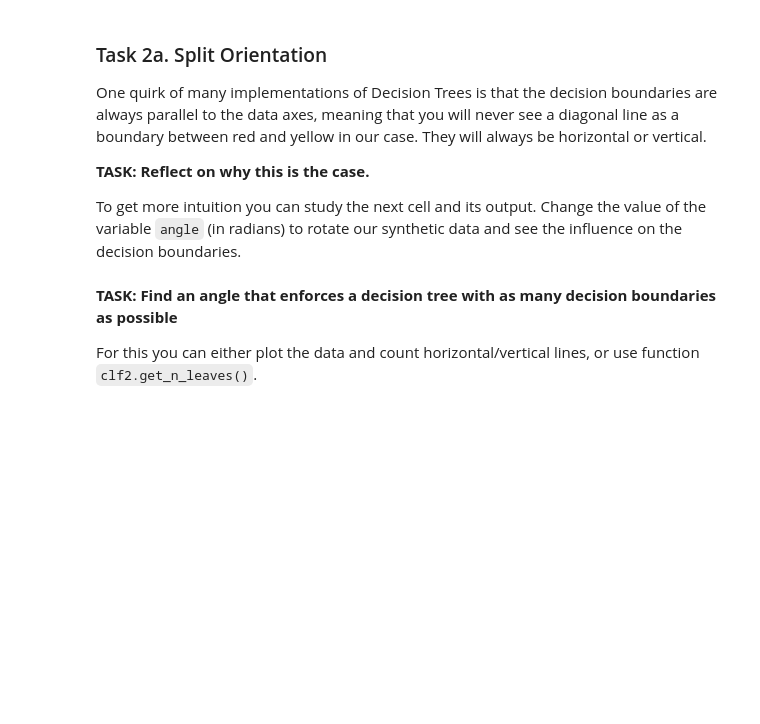
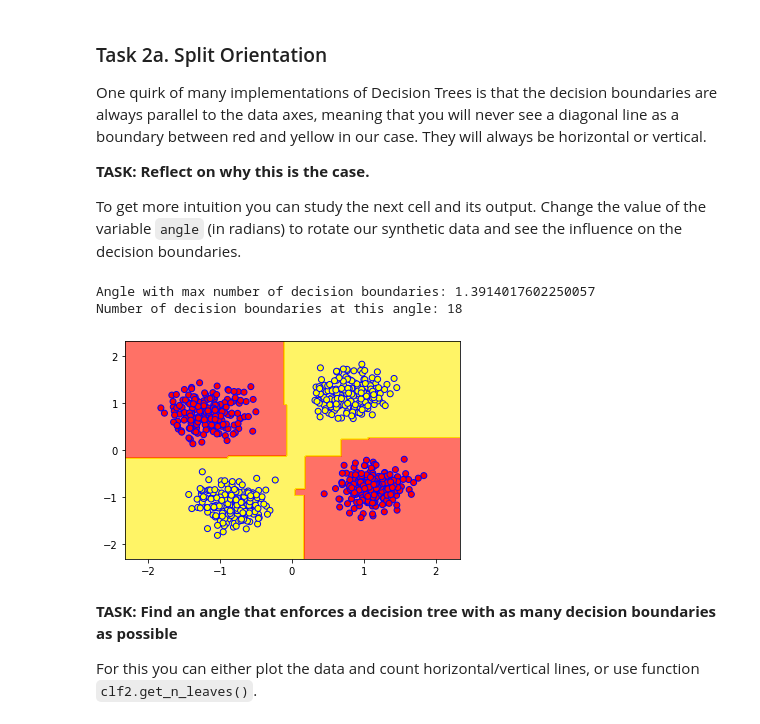
Before and after one commit to badrou99/mldm_hs22, a Jupyter notebook: labs/L07_Decision_Trees_LAB_ASSIGNMENT.ipynb, the cells around one changed output. Drawn from its saved outputs; the diff is of its cells as text; code cells hidden in the pictures; blank space fills up the shorter version.

```diff
--- a/labs/L07_Decision_Trees_LAB_ASSIGNMENT.ipynb
+++ b/labs/L07_Decision_Trees_LAB_ASSIGNMENT.ipynb
@@ -225,18 +228,41 @@ One quirk of many implementations of Decision Trees is that the decision boundar
 **TASK: Reflect on why this is the case.**
 
 To get more intuition you can study the next cell and its output. Change the value of the variable `angle` (in radians) to rotate our synthetic data and see the influence on the decision boundaries.
-# %%
-angle = -np.pi  # to be changed
-
-rot = np.array([
-    [np.cos(angle), -np.sin(angle)],
-    [np.sin(angle), np.cos(angle)],
-])
-X_rot = X @ rot
-
-clf2 = DecisionTreeClassifier()
-clf2.fit(X_rot, y)
-plot_decision_boundaries(clf2, X_rot, y)
+# %%
+
+
+#angle = 20  # to be changed
+angle_leaves_dict = {}
+for angle in np.linspace(-np.pi, np.pi, 360):
+    rot = np.array([
+        [np.cos(angle), -np.sin(angle)],
+        [np.sin(angle), np.cos(angle)],
+    ])
+    X_rot = X @ rot
+
+    clf2 = DecisionTreeClassifier()
+    clf2.fit(X_rot, y)
+
+    angle_leaves_dict[angle] = clf2.get_n_leaves()
+
+max_value = max(zip(angle_leaves_dict.values(), angle_leaves_dict.keys()))
+print("Angle with max number of decision boundaries: " + str(max_value[1]))
+print("Number of decision boundaries at this angle: " + str(max_value[0]))
+
+angle = max_value[1]
+rot = np.array([
+    [np.cos(angle), -np.sin(angle)],
+    [np.sin(angle), np.cos(angle)],
+])
+X_rot = X @ rot
+
+clf2 = DecisionTreeClassifier()
+clf2.fit(X_rot, y)
+plot_decision_boundaries(clf2, X_rot, y)
+# %% [output]
+Angle with max number of decision boundaries: 1.3914017602250057
+Number of decision boundaries at this angle: 18
+[figure, added]
 # %% [markdown]
 **TASK: Find an angle that enforces a decision tree with as many decision boundaries as possible**
 
```
Also changed, not shown: parts of 7 cells of this notebook.
